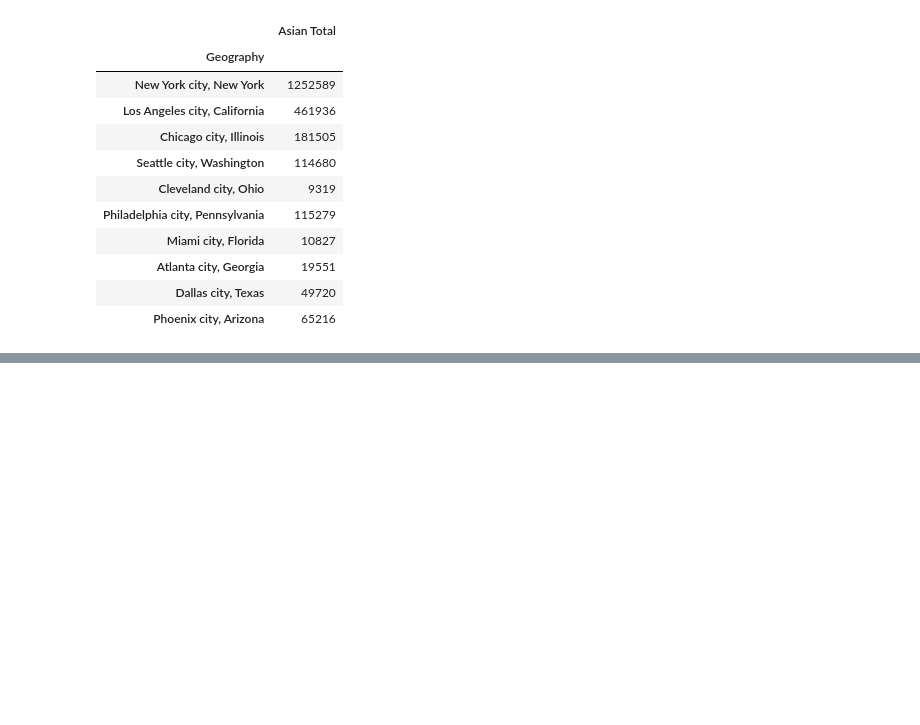
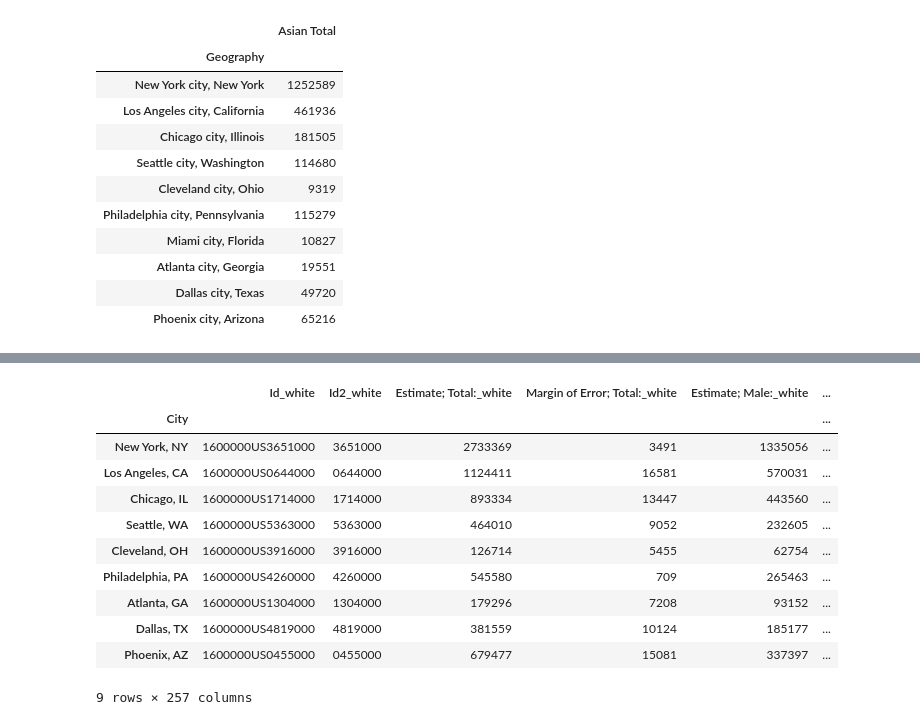
Before and after one commit to diamondwyrm/Project-1-Team-5, a Jupyter notebook: Demographic-Housing-Prices/Demographics.ipynb, the cells around one changed output, grey strips where cells are left out. Drawn from its saved outputs; the diff is of its cells as text; code cells hidden in the pictures; blank space fills up the shorter version.

```diff
--- a/Demographic-Housing-Prices/Demographics.ipynb
+++ b/Demographic-Housing-Prices/Demographics.ipynb
@@ -296,0 +416,53 @@ demographics_df
+# %%
+age_demographics_df_pt1 = pd.merge(white_select_df,
+                            latino_select_df,
+                            how="inner",
+                            on="Geography",
+                            suffixes=('_white', '_latino'))
+
+age_demographics_df_pt2 = pd.merge(black_select_df,
+                            asian_select_df,
+                            how="inner",
+                            on="Geography",
+                            suffixes=('_black', '_asian'))
+
+age_demographics_select_df = pd.merge(age_demographics_df_pt1,
+                            age_demographics_df_pt2,
+                            how="inner",
+                            on="Geography")
+
+age_demographics_select_df = age_demographics_select_df.rename({
+    "New York city, New York": "New York, NY",
+    "Los Angeles city, California": "Los Angeles, CA",
+    "Chicago city, Illinois": "Chicago, IL",
+    "Seattle city, Washington": "Seattle, WA",
+    "Cleveland city, Ohio": "Cleveland, OH",
+    "Philadelphia city, Pennsylvania": "Philadelphia, PA",
+    "Miami city, Florida": "Miami, FL",
+    "Dallas city, Texas": "Dallas, TX",
+    "Phoenix city, Arizona": "Phoenix, AZ",
+    "Atlanta city, Georgia": "Atlanta, GA"})
+
+age_demographics_select_df = age_demographics_select_df.reset_index()
+age_demographics_select_df = age_demographics_select_df.rename(columns= {"Geography": "City"})
+age_demographics_select_df = age_demographics_select_df.set_index("City")
+
+age_demographics_select_df = pd.merge(age_demographics_select_df,
+                            housing_2017_df,
+                           how="inner",
+                           on="City")
+
+age_demographics_select_df
+# %% [output]
+|  | Id_white | Id2_white | Estimate; Total:_white | Margin of Error; Total:_white | Estimate; Male:_white | ... |
+| City |  |  |  |  |  | ... |
+| New York, NY | 1600000US3651000 | 3651000 | 2733369 | 3491 | 1335056 | ... |
+| Los Angeles, CA | 1600000US0644000 | 0644000 | 1124411 | 16581 | 570031 | ... |
+| Chicago, IL | 1600000US1714000 | 1714000 | 893334 | 13447 | 443560 | ... |
+| Seattle, WA | 1600000US5363000 | 5363000 | 464010 | 9052 | 232605 | ... |
+| Cleveland, OH | 1600000US3916000 | 3916000 | 126714 | 5455 | 62754 | ... |
+| Philadelphia, PA | 1600000US4260000 | 4260000 | 545580 | 709 | 265463 | ... |
+| Atlanta, GA | 1600000US1304000 | 1304000 | 179296 | 7208 | 93152 | ... |
+| Dallas, TX | 1600000US4819000 | 4819000 | 381559 | 10124 | 185177 | ... |
+| Phoenix, AZ | 1600000US0455000 | 0455000 | 679477 | 15081 | 337397 | ... |
+9 rows × 257 columns
```
Also changed, not shown: parts of 9 cells of this notebook, 2 other files.
